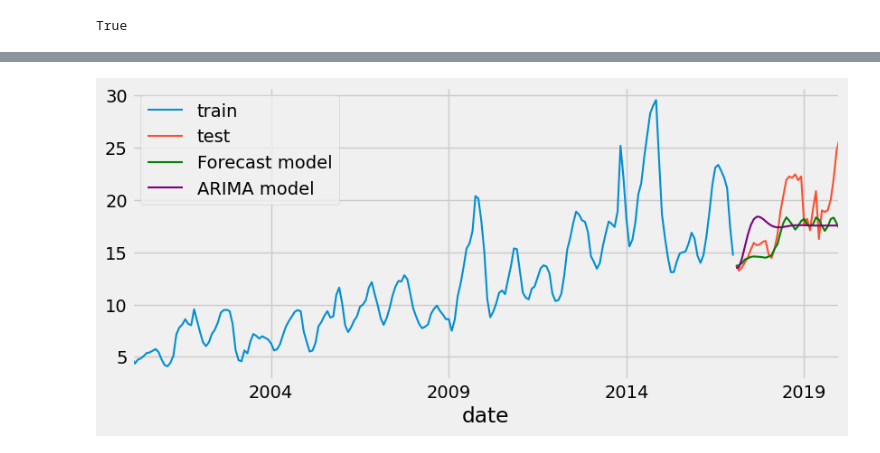
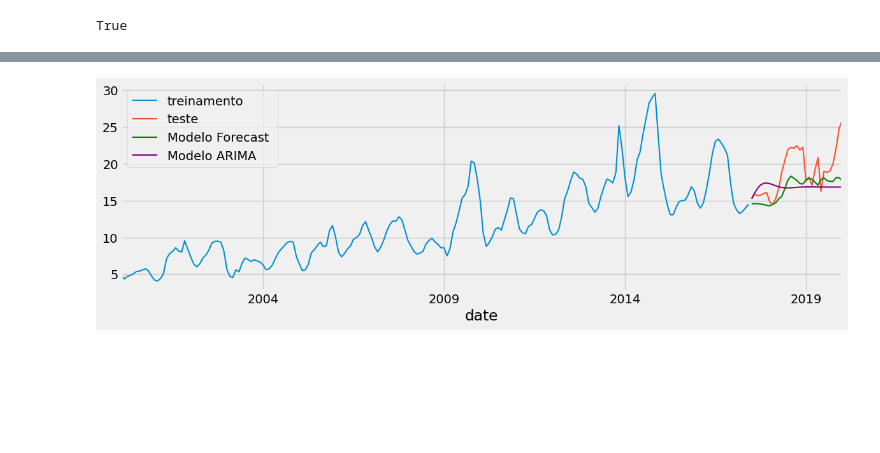
Before and after one commit to ludmila-chagas/lab-bd-vi, a Jupyter notebook: timeSeries.ipynb, the cells around one changed output, grey strips where cells are left out. Saved outputs shown, nothing was run; the diff lists cells and outputs as text; code cells hidden in the pictures; blank space fills up the shorter version.

```diff
--- a/timeSeries.ipynb
+++ b/timeSeries.ipynb
@@ -25,0 +29,4 @@ data.head(5)
+# %%
+# Seleciona apenas as colunas que serão utilizadas, sendo a de datas e a que traz os preços de batatas.
+data = data[['date', 'Potatoes']]
+data.head(5)
@@ -69,18 +86,17 @@ Number of rows with missing values: 0.0
 # %% [output]
 True
 # %%
-# Divide dados em treinamento e teste
-# Para séries temporais, sempre utilizamos os dados mais recentes para teste
-steps = 36
+# Divide a base de dados em treinamento e teste, utilizando os 31 últimos registros como teste
+steps = 31
 data_train = data[:-steps]
 data_test  = data[-steps:]
 
-print(f"Train dates : {data_train.index.min()} --- {data_train.index.max()}  (n={len(data_train)})")
-print(f"Test dates  : {data_test.index.min()} --- {data_test.index.max()}  (n={len(data_test)})")
+print(f"Intervalo de datas para treinamento: {data_train.index.min()} --- {data_train.index.max()}  (n={len(data_train)})")
+print(f"Intervalo de datas para teste:       {data_test.index.min()} --- {data_test.index.max()}  (n={len(data_test)})")
 
 # Plotando os dados
 fig, ax=plt.subplots(figsize=(9, 4))
-data_train['potatoes_price'].plot(ax=ax, label='train')
-data_test['potatoes_price'].plot(ax=ax, label='test')
+data_train['batatas_preço'].plot(ax=ax, label='treinamento')
+data_test['batatas_preço'].plot(ax=ax, label='teste')
 ax.legend();
 # %% [output]
@@ -90,13 +106,12 @@ Test dates  : 2017-02-01 00:00:00 --- 2020-01-01 00:00:00  (n=36)
 # %%
 # Configura e treina um RandomForestRegressor para série temporal
-# Os parâmetros foram retirados do melhor modelo encontrado no material de origem
-# Para conseguir os melhores parâmetros se faz necessário realizer hyperparameter tunning (verifique artigo original)
+# Os parâmetros definidos através de teste manual
 forecaster = ForecasterAutoreg(
-                regressor = RandomForestRegressor(max_depth=30, n_estimators=365, random_state=123),
+                regressor = RandomForestRegressor(max_depth=10, n_estimators=365, random_state=123),
                 lags      = 12
              )
 
-forecaster.fit(y=data_train['potatoes_price'])
+forecaster.fit(y=data_train['batatas_preço'])
 forecaster
 # %% [output]
 =================
@@ -140,13 +154,12 @@ ax.legend();
 # %%
 # O ARIMA vem com um tunning automático, o auto_arima
-model = auto_arima(data_train['potatoes_price'], trace=True, error_action='ignore', suppress_warnings=True)
+model = auto_arima(data_train['batatas_preço'], trace=True, error_action='ignore', suppress_warnings=True)
 # Treina o modelo
-model.fit(data_train['potatoes_price'])
-# Previsao
+model.fit(data_train['batatas_preço'])
+# Faz a previsão
 forecast = model.predict(n_periods=len(data_test))
 # Converte para um dataframe
-forecast = pd.DataFrame(forecast,index = data_test.index,columns=['Prediction'])
-forecast
+forecast = pd.DataFrame(forecast,index = data_test.index,columns=['Predição'])
 # %% [output]
 Performing stepwise search to minimize aic
  ARIMA(2,1,2)(0,0,0)[0] intercept   : AIC=inf, Time=0.31 sec
@@ -186,10 +181,10 @@ Total fit time: 1.415 seconds
 # %%
 # Plota a predição, comparando com valores reais e modelos Forecast e ARIMA
-fig, ax=plt.subplots(figsize=(9, 4))
-data_train['potatoes_price'].plot(ax=ax, label='train')
-data_test['potatoes_price'].plot(ax=ax, label='test')
-predictions.plot(ax=ax, label='Forecast model', color='green')
-forecast['Prediction'].plot(ax=ax, label='ARIMA model', color='purple')
+fig, ax=plt.subplots(figsize=(13, 4))
+data_train['batatas_preço'].plot(ax=ax, label='treinamento')
+data_test['batatas_preço'].plot(ax=ax, label='teste')
+predictions.plot(ax=ax, label='Modelo Forecast ', color='green')
+forecast['Predição'].plot(ax=ax, label='Modelo ARIMA', color='purple')
 ax.legend();
 # %% [output]
-[figure, old version]
+[figure, new version]
```
Also changed, not shown: parts of 17 cells of this notebook.
